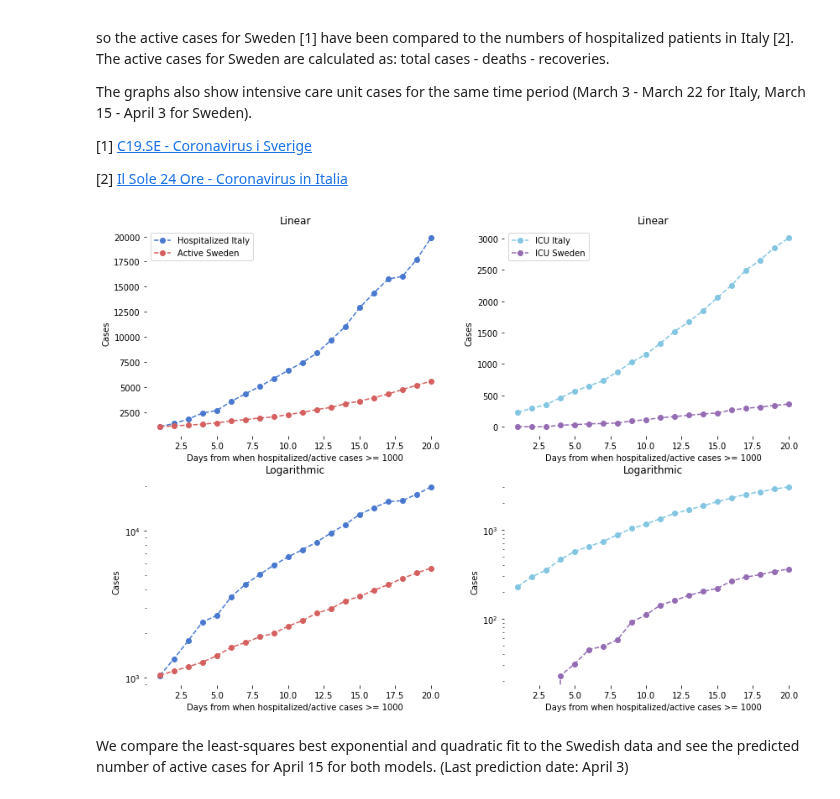
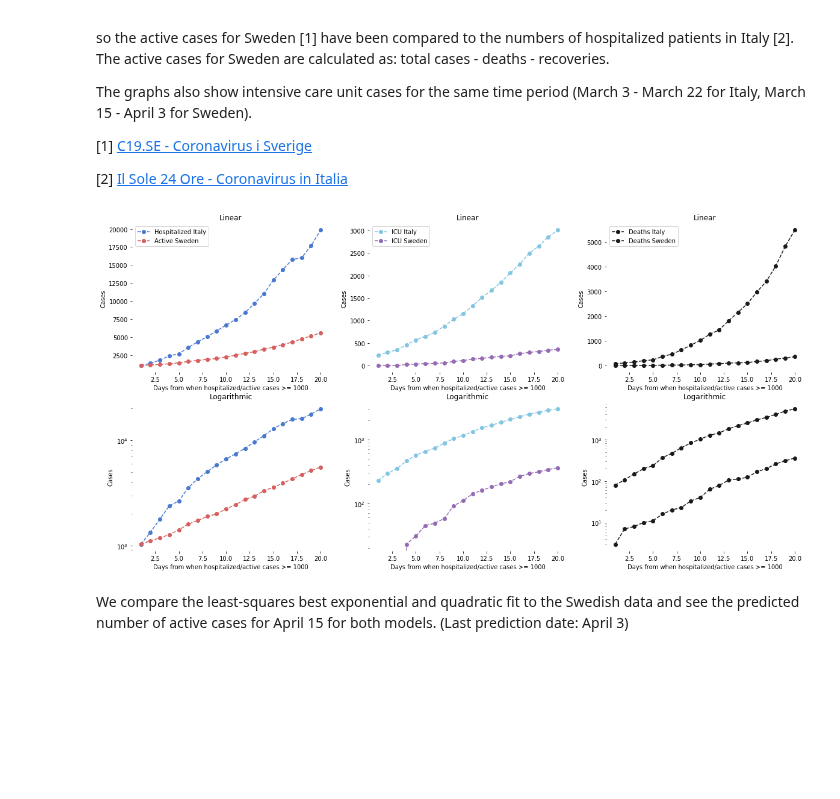
Before and after one commit to eera-l/Covid19-Sweden-Overview, a Jupyter notebook: c19-it-swe.ipynb, the cells around one changed output. Drawn from its saved outputs; the diff is of its cells as text; code cells hidden in the pictures; blank space fills up the shorter version.

Commit message:
added deaths

```diff
--- a/c19-it-swe.ipynb
+++ b/c19-it-swe.ipynb
@@ -39,48 +39,74 @@ sweden_icu = [0, 0, 0, 23, 31,
               202, 219, 265, 293,
               312, 339, 361]
 
+italy_d = [79, 107, 148, 197, 233, 366,
+           463, 631, 827, 1016, 1266, 1441,
+           1809, 2158, 2503, 2978, 3405,
+           4032, 4825, 5475]
+
+sweden_d = [3, 7, 8, 10, 11, 16,
+            20, 23, 33, 40, 63, 78, 105,
+            112, 123, 167, 199, 259,
+            307, 358]
+
 x = np.arange(1, len(italy_hospitalized) + 1)
 
 fig = plt.figure()
-ax1 = fig.add_subplot(221)
+ax1 = fig.add_subplot(231)
 ax1.plot(x, italy_hospitalized, '--bo', label='Hospitalized Italy')
 ax1.plot(x, sweden_active, '--ro', label='Active Sweden')
 ax1.legend(loc="upper left")
 ax1.set_title('Linear')
 ax1.set_xlabel('Days from when hospitalized/active cases >= 1000')
 ax1.set_ylabel('Cases')
 
-ax2 = fig.add_subplot(223)
+ax2 = fig.add_subplot(234)
 ax2.plot(x, italy_hospitalized, '--bo')
 ax2.plot(x, sweden_active, '--ro')
 ax2.set_title('Logarithmic')
 ax2.set_xlabel('Days from when hospitalized/active cases >= 1000')
 ax2.set_ylabel('Cases')
 ax2.set_yscale('log')
 
-ax3 = fig.add_subplot(222)
+ax3 = fig.add_subplot(232)
 ax3.plot(x, italy_icu, '--co', label='ICU Italy')
 ax3.plot(x, sweden_icu, '--mo', label='ICU Sweden')
 ax3.legend(loc="upper left")
 ax3.set_title('Linear')
 ax3.set_xlabel('Days from when hospitalized/active cases >= 1000')
 ax3.set_ylabel('Cases')
 
-ax4 = fig.add_subplot(224)
+ax4 = fig.add_subplot(235)
 ax4.plot(x, italy_icu, '--co')
 ax4.plot(x, sweden_icu, '--mo')
 ax4.set_title('Logarithmic')
 ax4.set_xlabel('Days from when hospitalized/active cases >= 1000')
 ax4.set_ylabel('Cases')
 ax4.set_yscale('log')
 
+ax5 = fig.add_subplot(233)
+ax5.plot(x, italy_d, '--ko', label='Deaths Italy')
+ax5.plot(x, sweden_d, '--ko', label='Deaths Sweden')
+ax5.legend(loc="upper left")
+ax5.set_title('Linear')
+ax5.set_xlabel('Days from when hospitalized/active cases >= 1000')
+ax5.set_ylabel('Cases')
+
+ax6 = fig.add_subplot(236)
+ax6.plot(x, italy_d, '--ko')
+ax6.plot(x, sweden_d, '--ko')
+ax6.set_title('Logarithmic')
+ax6.set_xlabel('Days from when hospitalized/active cases >= 1000')
+ax6.set_ylabel('Cases')
+ax6.set_yscale('log')
+
 sns.set_color_codes('muted')
 sns.despine(left = True, bottom = True)
 fig.set_figheight(10)
-fig.set_figwidth(14)
+fig.set_figwidth(20)
 plt.show()
 # %% [output]
-[figure, old version]
+[figure, new version]
 # %% [markdown]
 We compare the least-squares best exponential and quadratic fit to the Swedish data and see the predicted number of active cases for April 15 for both models. (Last prediction date: April 3)
 # %%
```
Also changed, not shown: parts of 1 cell of this notebook.
